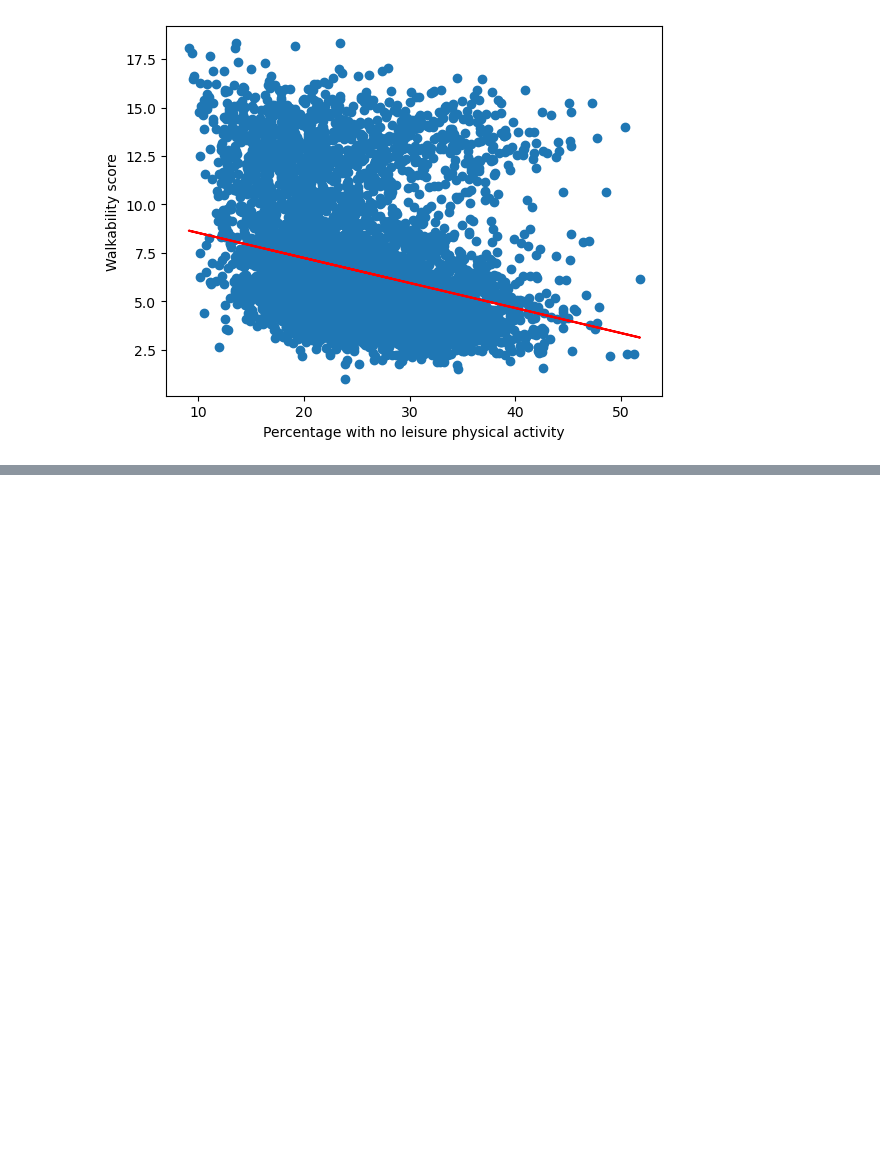
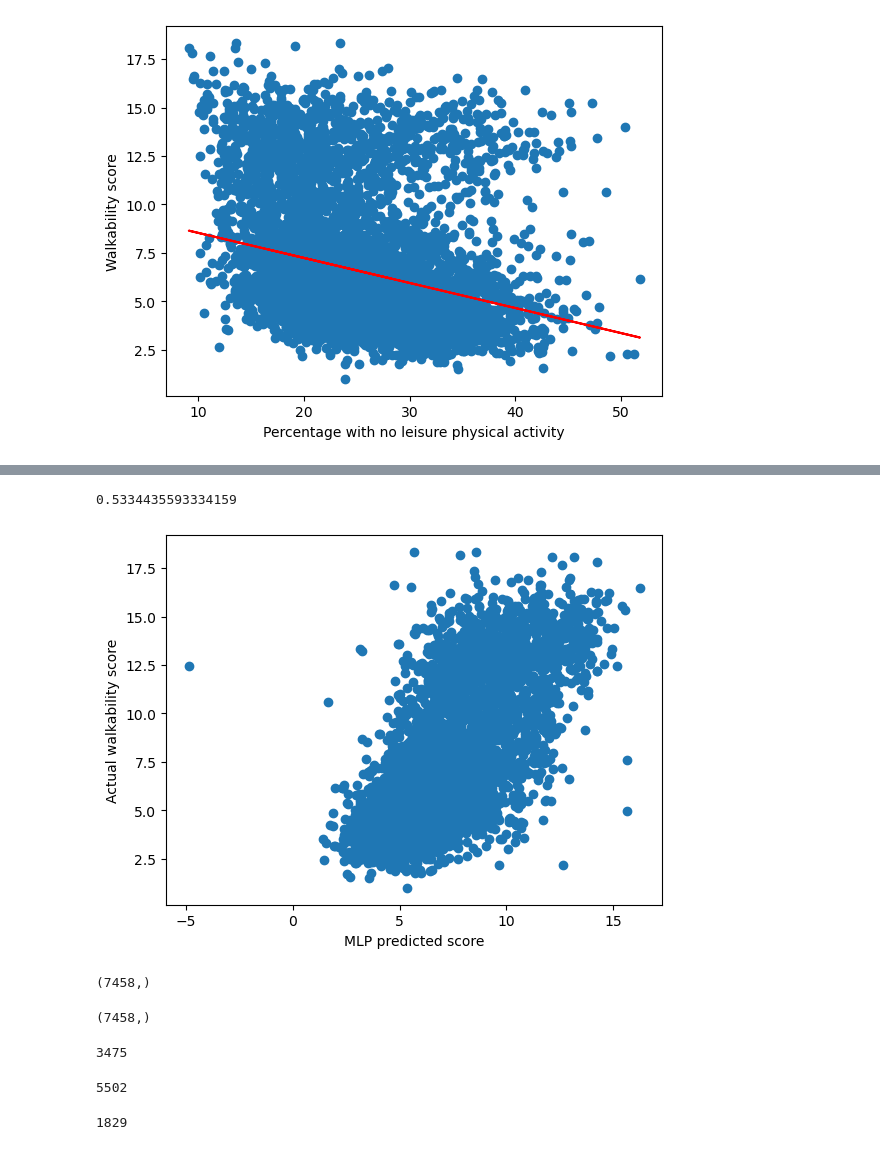
Before and after one commit to jon-pun/final4741project, a Jupyter notebook: walkability.ipynb, the cells around one changed output, grey strips where cells are left out. Saved outputs shown, nothing was run; the diff lists cells and outputs as text; code cells hidden in the pictures; blank space fills up the shorter version.

```diff
--- a/walkability.ipynb
+++ b/walkability.ipynb
@@ -660,0 +663,6 @@ plt.show()
+# %%
+from sklearn.preprocessing import StandardScaler
+scaler = StandardScaler()
+training = scaler.fit(trainX)
+xtrain = scaler.transform(trainX)
+xtest = scaler.transform(testX)
@@ -660,0 +671,35 @@ plt.show()
+# %%
+mlpreg = MLPRegressor(max_iter=500).fit(xtrain,np.ravel(trainY))
+# %%
+mlppreds = mlpreg.predict(xtest)
+# %%
+mlpreg.score(xtest, testY)
+# %% [output]
+0.5334435593334159
+# %%
+plt.scatter(mlppreds, testY)
+plt.xlabel('MLP predicted score')
+plt.ylabel('Actual walkability score')
+plt.show()
+# %% [output]
+[figure, added]
+# %%
+np.ravel(np.asarray(testY)).shape
+# %% [output]
+(7458,)
+# %%
+(mlppreds-np.ravel(np.asarray(testY))).shape
+# %% [output]
+(7458,)
+# %%
+np.sum(np.where(np.abs(mlppreds-np.ravel(np.asarray(testY)))<= 1,1,0))
+# %% [output]
+3475
+# %%
+np.sum(np.where(np.abs(mlppreds-np.ravel(np.asarray(testY)))<= 2,1,0))
+# %% [output]
+5502
+# %%
+np.sum(np.where(np.abs(mlppreds-np.ravel(np.asarray(testY)))<= 0.5,1,0))
+# %% [output]
+1829
```
Also changed, not shown: parts of 3 cells of this notebook.
